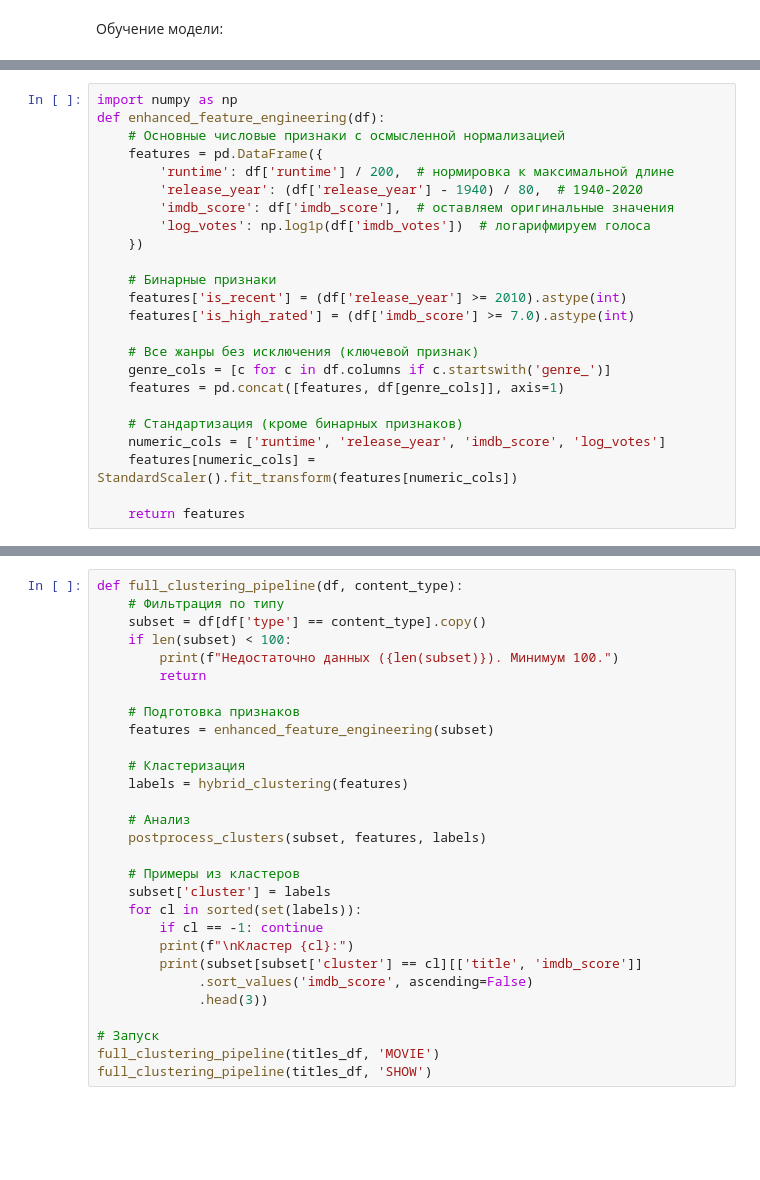
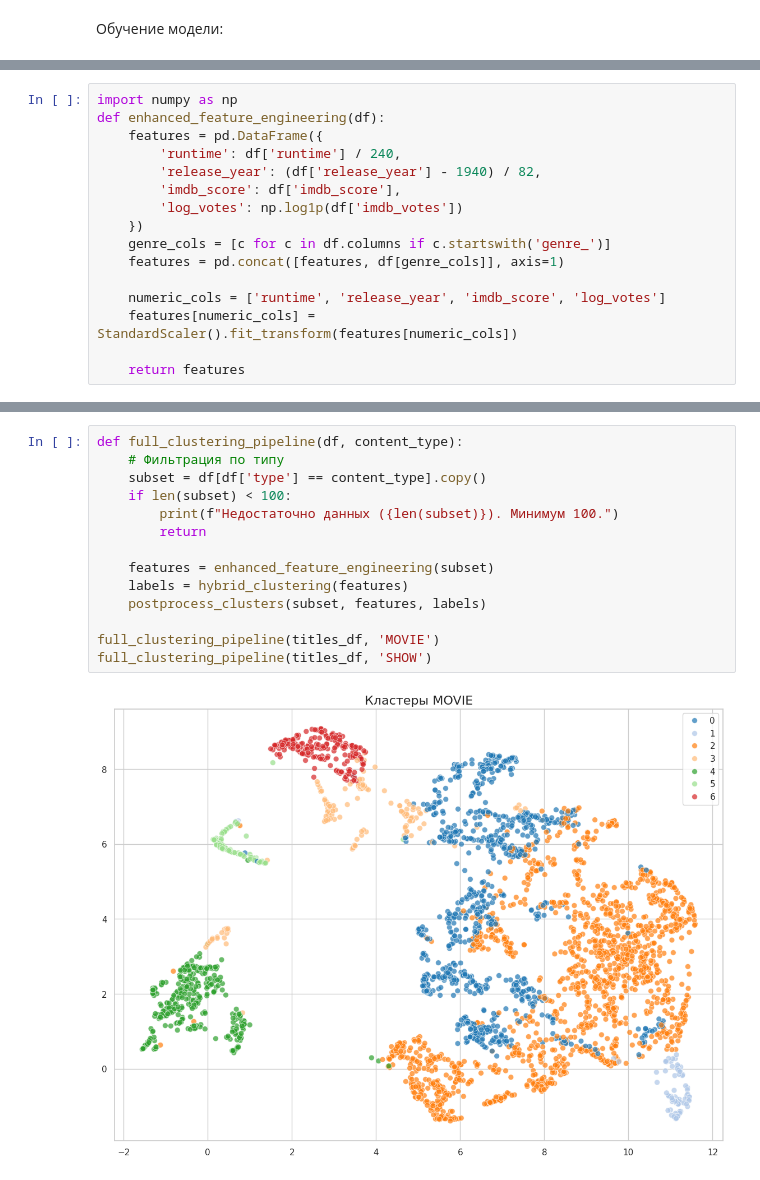
Before and after one commit to ZaichenkoNA/Stat_Prac, a Jupyter notebook: Proekt.ipynb, the cells around one changed output, grey strips where cells are left out. Cells and saved outputs as stored; diff of their text form; blank space fills up the shorter version.

```diff
--- a/Proekt.ipynb
+++ b/Proekt.ipynb
@@ -603,23 +577,15 @@ R²: 0.1947
 # %%
 import numpy as np
 def enhanced_feature_engineering(df):
-    # Основные числовые признаки с осмысленной нормализацией
     features = pd.DataFrame({
-        'runtime': df['runtime'] / 200,  # нормировка к максимальной длине
-        'release_year': (df['release_year'] - 1940) / 80,  # 1940-2020
-        'imdb_score': df['imdb_score'],  # оставляем оригинальные значения
-        'log_votes': np.log1p(df['imdb_votes'])  # логарифмируем голоса
+        'runtime': df['runtime'] / 240,
+        'release_year': (df['release_year'] - 1940) / 82,
+        'imdb_score': df['imdb_score'],
+        'log_votes': np.log1p(df['imdb_votes'])
     })
-
-    # Бинарные признаки
-    features['is_recent'] = (df['release_year'] >= 2010).astype(int)
-    features['is_high_rated'] = (df['imdb_score'] >= 7.0).astype(int)
-
-    # Все жанры без исключения (ключевой признак)
     genre_cols = [c for c in df.columns if c.startswith('genre_')]
     features = pd.concat([features, df[genre_cols]], axis=1)
 
-    # Стандартизация (кроме бинарных признаков)
     numeric_cols = ['runtime', 'release_year', 'imdb_score', 'log_votes']
     features[numeric_cols] = StandardScaler().fit_transform(features[numeric_cols])
 
@@ -678,30 +680,16 @@ def postprocess_clusters(df, features, labels):
 # %%
 def full_clustering_pipeline(df, content_type):
     # Фильтрация по типу
     subset = df[df['type'] == content_type].copy()
     if len(subset) < 100:
         print(f"Недостаточно данных ({len(subset)}). Минимум 100.")
         return
 
-    # Подготовка признаков
     features = enhanced_feature_engineering(subset)
-
-    # Кластеризация
     labels = hybrid_clustering(features)
-
-    # Анализ
     postprocess_clusters(subset, features, labels)
 
-    # Примеры из кластеров
-    subset['cluster'] = labels
-    for cl in sorted(set(labels)):
-        if cl == -1: continue
-        print(f"\nКластер {cl}:")
-        print(subset[subset['cluster'] == cl][['title', 'imdb_score']]
-             .sort_values('imdb_score', ascending=False)
-             .head(3))
-
-# Запуск
 full_clustering_pipeline(titles_df, 'MOVIE')
 full_clustering_pipeline(titles_df, 'SHOW')
 # %% [output]
+[figure, new version]
```
Also changed, not shown: parts of 10 cells of this notebook.
